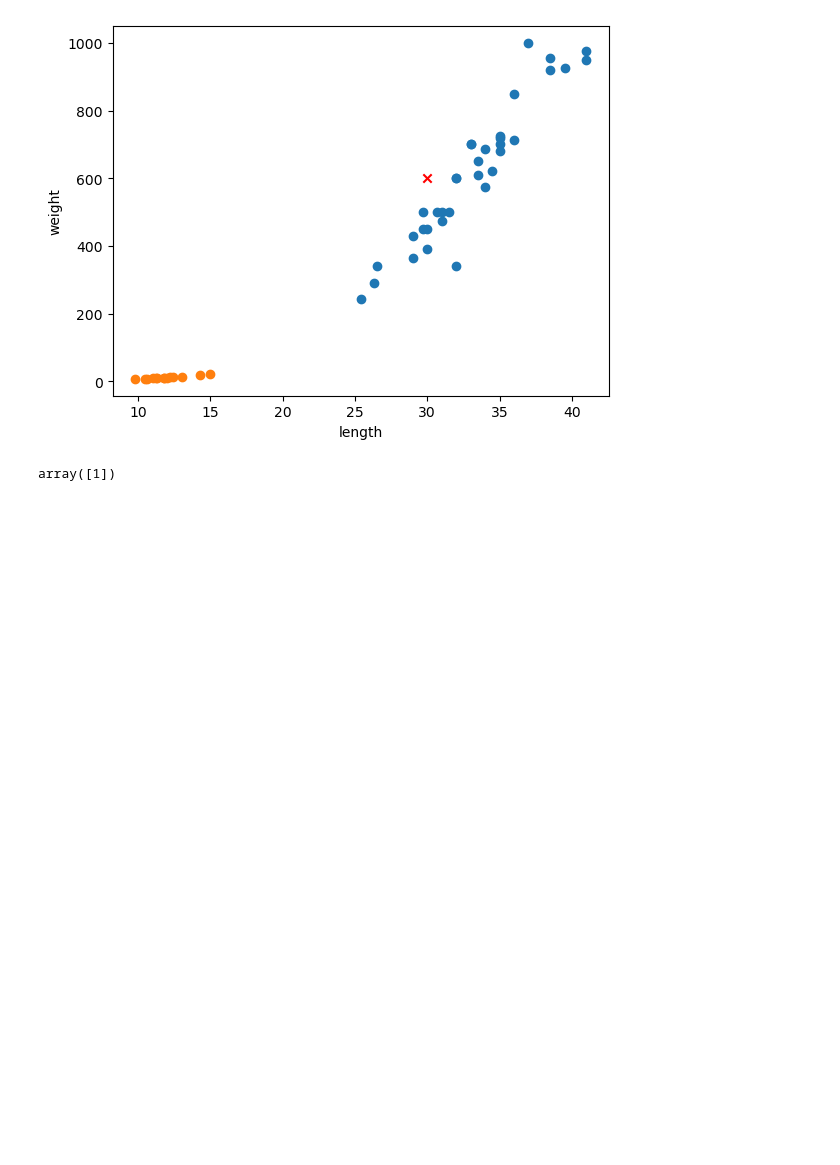
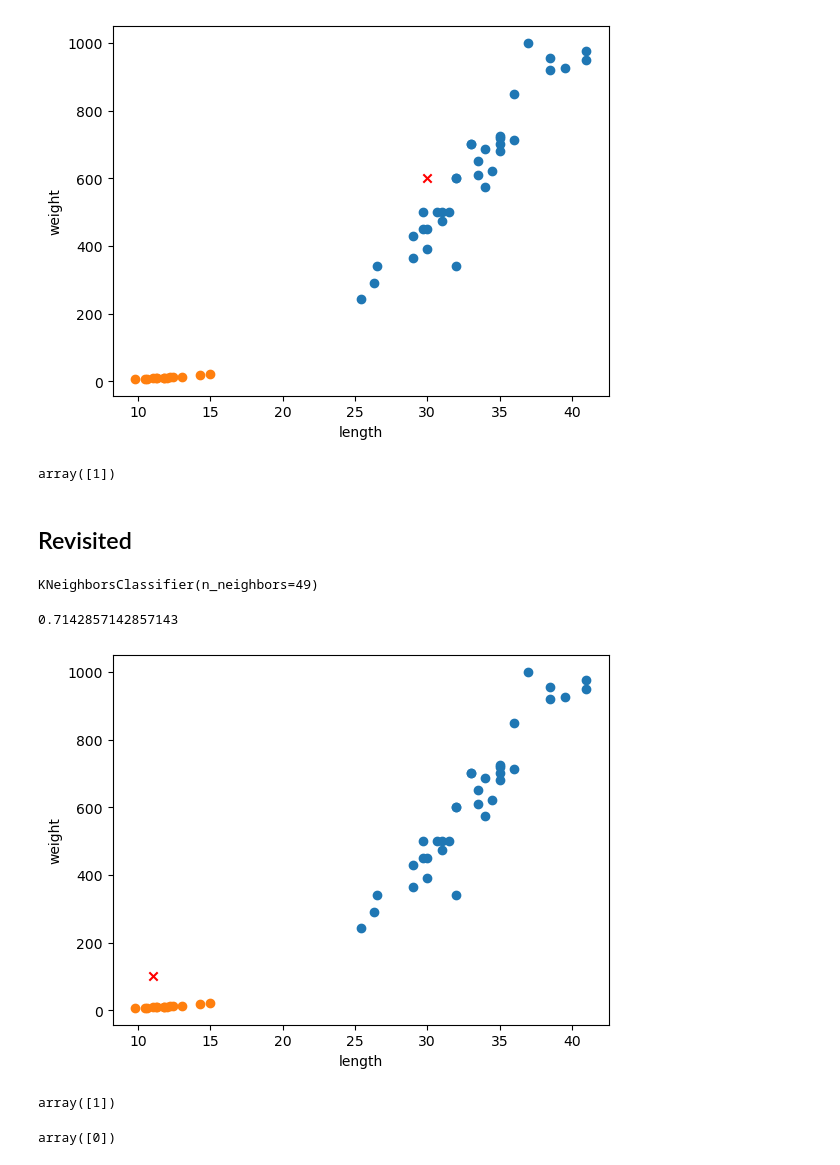
Before and after one commit to gikpreet/class-machine_learning, a Jupyter notebook: Module 01 Start/code/fish_learning.ipynb, the cells around one changed output. Saved outputs shown, nothing was run; the diff lists cells and outputs as text; code cells hidden in the pictures; blank space fills up the shorter version.

```diff
--- a/Module 01 Start/code/fish_learning.ipynb
+++ b/Module 01 Start/code/fish_learning.ipynb
@@ -70,3 +70,5 @@ plt.show()
 kn.predict([[30, 600]])
 # %% [output]
 array([1])
+# %% [markdown]
+## Revisited
@@ -72,0 +78,30 @@ array([1])
+# %%
+# 훈련
+kn49.fit(fish_data, fish_target)
+# %% [output]
+KNeighborsClassifier(n_neighbors=49)
+# %%
+# 정확도
+kn49.score(fish_data, fish_target)
+# %% [output]
+0.7142857142857143
+# %%
+# 길이 11cm, 무게 100g 생선의 산점도 그래프상 위치
+plt.scatter(bream_length, bream_weight)
+plt.scatter(smelt_length, smelt_weight)
+plt.scatter(11, 100, marker="x", color="red")
+plt.xlabel("length")
+plt.ylabel("weight")
+plt.show()
+# %% [output]
+[figure, added]
+# %%
+# K값이 49인 모델로 예측
+kn49.predict([[11, 100]])
+# %% [output]
+array([1])
+# %%
+# K값이 기본값(5)인 모델로 예측
+kn.predict([[11, 100]])
+# %% [output]
+array([0])
```
Also changed, not shown: parts of 1 cell of this notebook, 8 other files.
